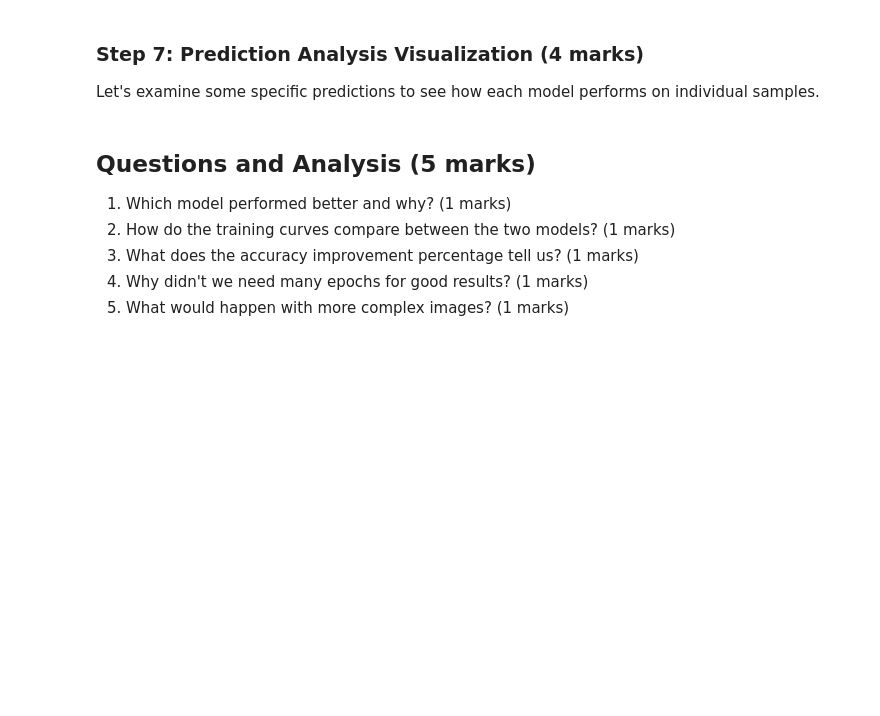
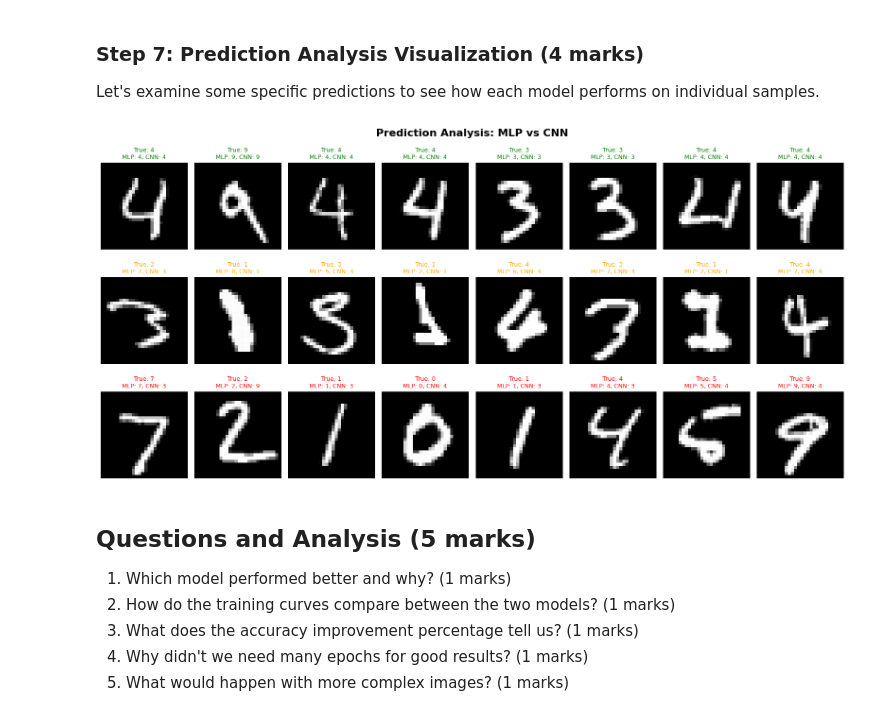
Before and after one commit to VenkataSaiVijayaBhaskar/ENGG680_2025_Fall, a Jupyter notebook: Lab_Assignment2/Assignment2.ipynb, the cells around one changed output. Cells and saved outputs as stored; diff of their text form; code cells hidden in the pictures; blank space fills up the shorter version.

```diff
--- a/Lab_Assignment2/Assignment2.ipynb
+++ b/Lab_Assignment2/Assignment2.ipynb
@@ -1583,37 +1710,66 @@ Let's examine some specific predictions to see how each model performs on indivi
 # %%
 # Visualize correct and incorrect predictions, create a 3x8 grid
 # First row: Both models correct
 # Second row: CNN correct, MLP wrong
 # Third row: MLP correct, CNN wrong
-
 # Create subplots
 # your code here (1 marks)
-
+fig, axes = plt.subplots(3, 8, figsize=(16, 8))
+fig.suptitle('Prediction Analysis: MLP vs CNN', fontsize=16, fontweight='bold')
 
 # Find correct predictions for each case
 # Sample for both_correct
 both_correct = (mlp_predicted_classes == y_test) & (cnn_predicted_classes == y_test)
 both_correct_indices = np.where(both_correct)[0][:8]
+# your code here (1 marks)
+both_correct = (mlp_predicted_classes == y_test) & (cnn_predicted_classes == y_test)
+cnn_correct_mlp_wrong = (cnn_predicted_classes == y_test) & (mlp_predicted_classes != y_test)
+mlp_correct_cnn_wrong = (mlp_predicted_classes == y_test) & (cnn_predicted_classes != y_test)
 
-# your code here (1 marks)
-
+both_correct_indices = np.where(both_correct)[0][:8]
+cnn_correct_indices = np.where(cnn_correct_mlp_wrong)[0][:8]
+mlp_correct_indices = np.where(mlp_correct_cnn_wrong)[0][:8]
 
 
 
 # Plot examples, you can learn how to plot them from previous plotting code in Part 2
 # Add a title for each graph showing the true label and both model predictions
 # hint: use for loop to iterate through the indices and plot each image
 # your code here (2 marks)
+for i in range(8):
+    # Row 1: Both models correct
+    if i < len(both_correct_indices):
+        idx = both_correct_indices[i]
+        axes[0, i].imshow(X_test[idx], cmap='gray')
+        axes[0, i].set_title(f'True: {y_test[idx]}\nMLP: {mlp_predicted_classes[idx]}, CNN: {cnn_predicted_classes[idx]}',
+                           fontsize=9, color='green')
+        axes[0, i].axis('off')
 
+    # Row 2: CNN correct, MLP wrong
+    if i < len(cnn_correct_indices):
+        idx = cnn_correct_indices[i]
+        axes[1, i].imshow(X_test[idx], cmap='gray')
+        axes[1, i].set_title(f'True: {y_test[idx]}\nMLP: {mlp_predicted_classes[idx]}, CNN: {cnn_predicted_classes[idx]}',
+                           fontsize=9, color='orange')
+        axes[1, i].axis('off')
 
+    # Row 3: MLP correct, CNN wrong
+    if i < len(mlp_correct_indices):
+        idx = mlp_correct_indices[i]
+        axes[2, i].imshow(X_test[idx], cmap='gray')
+        axes[2, i].set_title(f'True: {y_test[idx]}\nMLP: {mlp_predicted_classes[idx]}, CNN: {cnn_predicted_classes[idx]}',
+                           fontsize=9, color='red')
+        axes[2, i].axis('off')
 
+# Add row labels
+axes[0, 0].set_ylabel('Both Correct', rotation=90, size='large', fontweight='bold')
+axes[1, 0].set_ylabel('CNN Correct\nMLP Wrong', rotation=90, size='large', fontweight='bold')
+axes[2, 0].set_ylabel('MLP Correct\nCNN Wrong', rotation=90, size='large', fontweight='bold')
 
-
-
-
-
-
+plt.tight_layout()
 plt.show()
+# %% [output]
+[figure, added]
 # %% [markdown]
 ## Questions and Analysis (5 marks)
 
```
Also changed, not shown: parts of 10 cells of this notebook.
